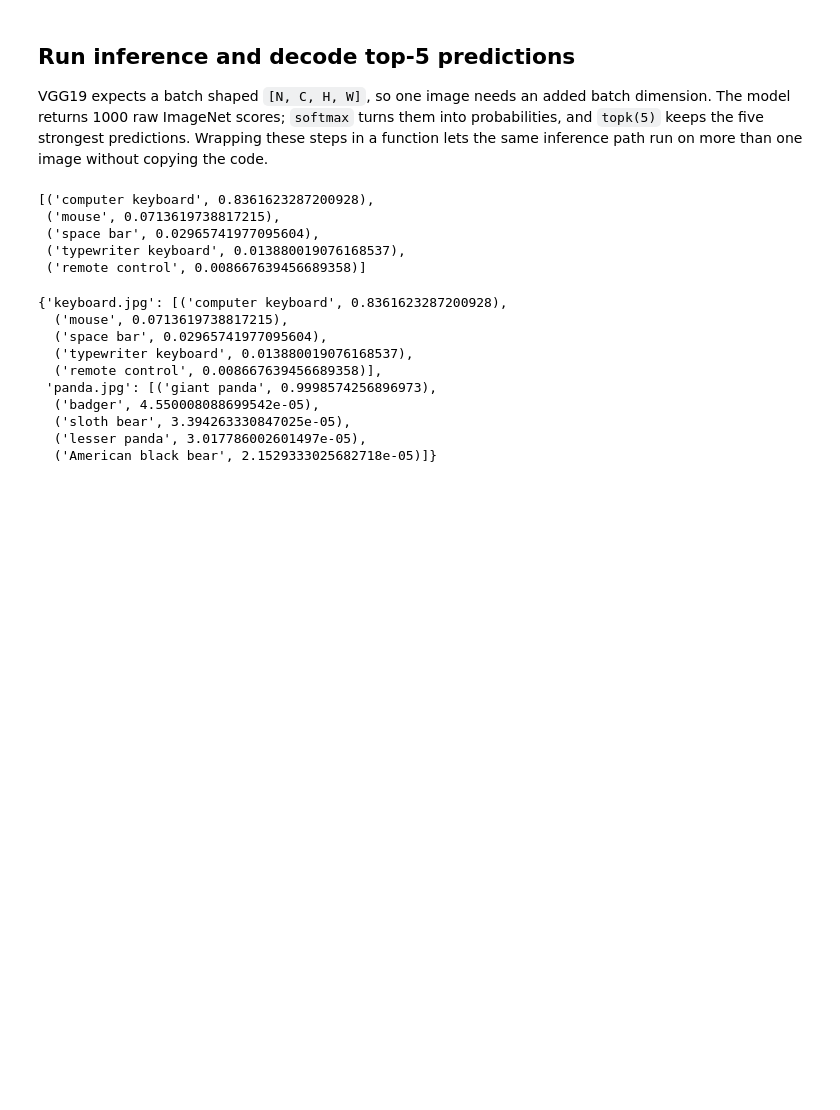
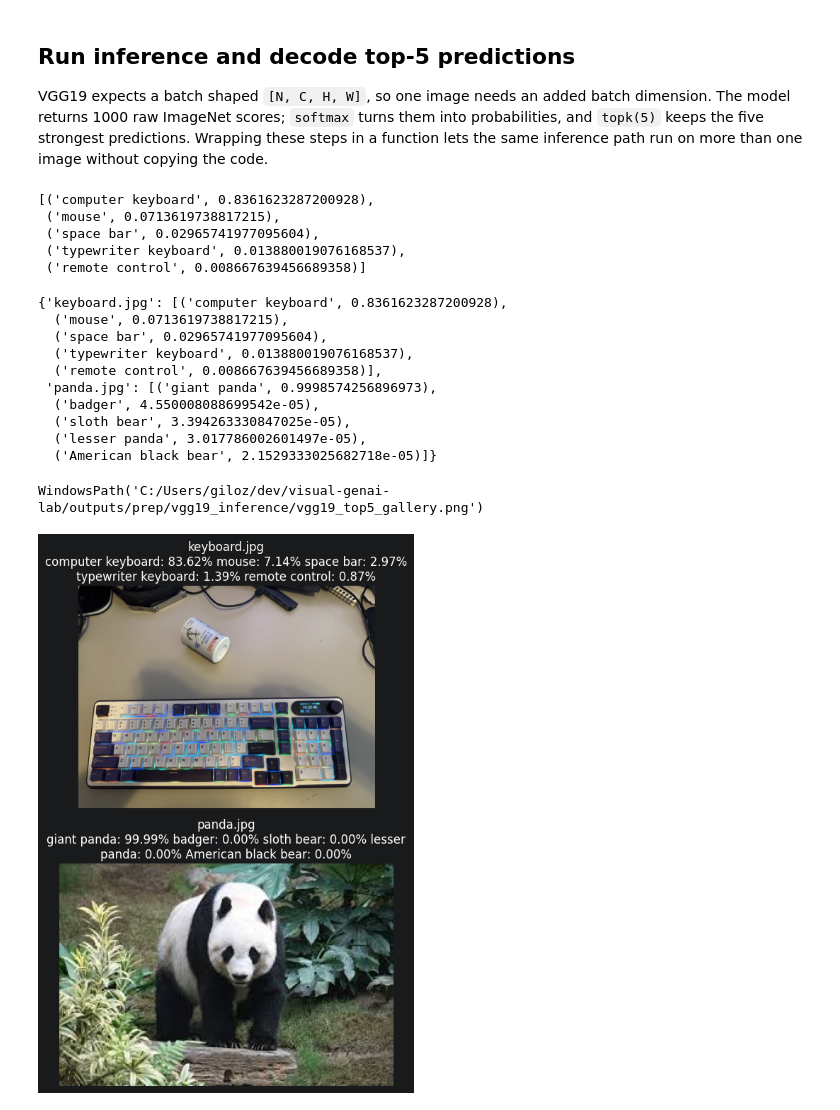
Before and after one commit to majorgilles/visual-genai-lab-curriculum, a Jupyter notebook: notebooks/01_vgg_inference.ipynb, the cells around one changed output. Saved outputs shown, nothing was run; the diff lists cells and outputs as text; code cells hidden in the pictures; blank space fills up the shorter version.

Commit message:
docs: update VGG19 inference notebook with improved image prediction function and add .jpg to .gitignore

```diff
--- a/notebooks/01_vgg_inference.ipynb
+++ b/notebooks/01_vgg_inference.ipynb
@@ -112,14 +112,11 @@ top5_predictions
  ('remote control', 0.008667639456689358)]
 # %%
 image_paths = [
-       project_root / "data" / "keyboard.jpg",
-       project_root / "data" / "panda.jpg",
-   ]
+    project_root / "data" / "keyboard.jpg",
+    project_root / "data" / "panda.jpg",
+]
 
-all_predictions = {
-       path.name: predict_image(path)
-       for path in image_paths
-   }
+all_predictions = {path.name: predict_image(path) for path in image_paths}
 
 all_predictions
 # %% [output]
@@ -133,3 +130,34 @@ all_predictions
   ('sloth bear', 3.394263330847025e-05),
   ('lesser panda', 3.017786002601497e-05),
   ('American black bear', 2.1529333025682718e-05)]}
+# %%
+import textwrap
+
+import matplotlib.pyplot as plt
+
+output_dir = project_root / "outputs" / "prep" / "vgg19_inference"
+output_dir.mkdir(parents=True, exist_ok=True)
+
+gallery_path = output_dir / "vgg19_top5_gallery.png"
+
+fig, axes = plt.subplots(len(image_paths), 1, figsize=(8, 4 * len(image_paths)))
+
+if len(image_paths) == 1:
+    axes = [axes]
+
+for ax, path in zip(axes, image_paths, strict=False):
+    image = Image.open(path).convert("RGB")
+    predictions = predict_image(path)
+
+    label_text = "\n".join(f"{label}: {probability:.2%}" for label, probability in predictions)
+
+    ax.imshow(image)
+    ax.set_title(f"{path.name}\n{textwrap.fill(label_text, width=60)}")
+    ax.axis("off")
+
+fig.tight_layout()
+fig.savefig(gallery_path, dpi=150)
+gallery_path
+# %% [output]
+WindowsPath('C:/Users/giloz/dev/visual-genai-lab/outputs/prep/vgg19_inference/vgg19_top5_gallery.png')
+[figure, added]
```
Also changed, not shown: 1 other file.
